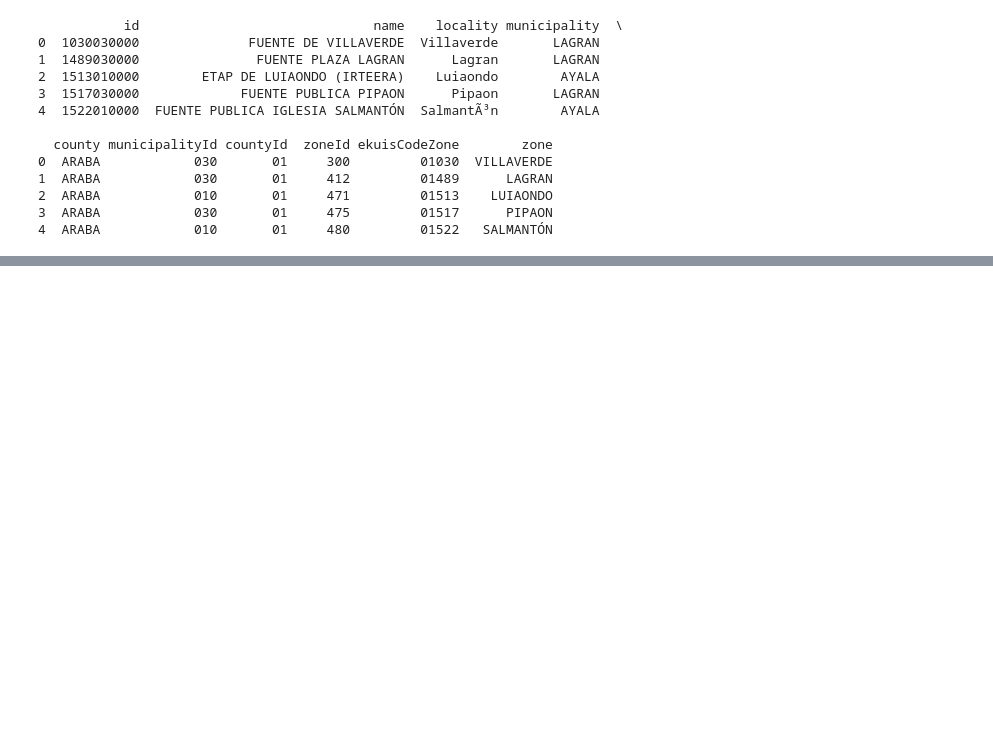
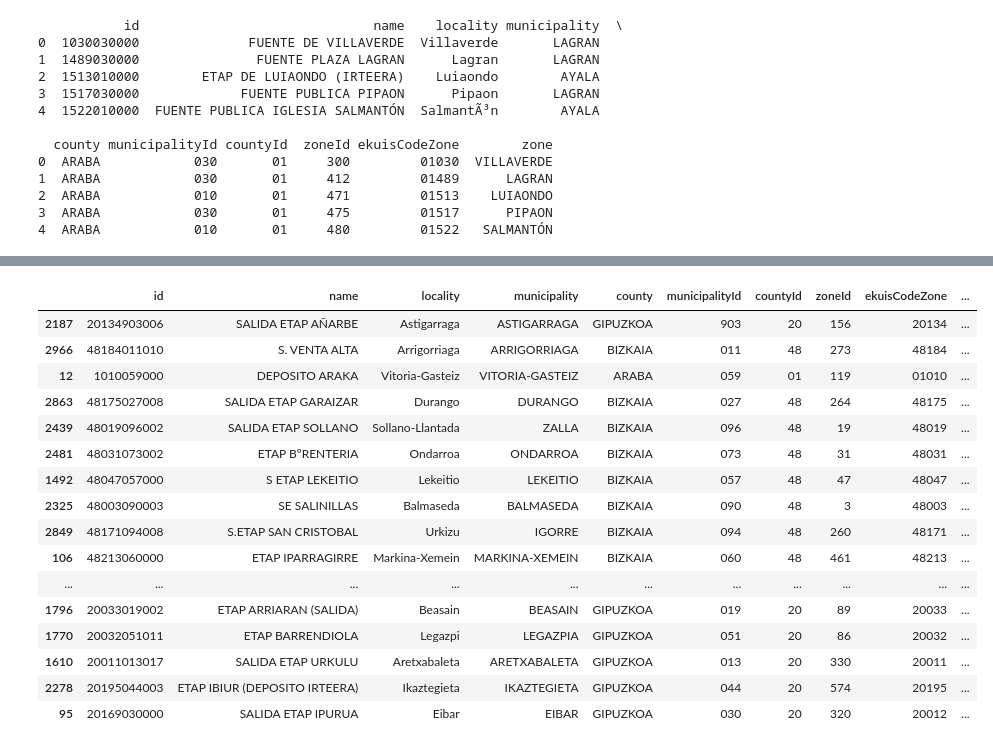
Before and after one commit to jechavarren/Hackaton-IBM-CleanWaterChallenge, a Jupyter notebook: sampling_points.ipynb, the cells around one changed output, grey strips where cells are left out. Drawn from its saved outputs; the diff is of its cells as text; code cells hidden in the pictures; blank space fills up the shorter version.

```diff
--- a/sampling_points.ipynb
+++ b/sampling_points.ipynb
@@ -298,0 +136,20 @@ pip
+# %%
+df.sort_values('num_measurements', ascending=False).head(25)
+# %% [output]
+|  | id | name | locality | municipality | county | municipalityId | countyId | zoneId | ekuisCodeZone | ... |
+| 2187 | 20134903006 | SALIDA ETAP AÑARBE | Astigarraga | ASTIGARRAGA | GIPUZKOA | 903 | 20 | 156 | 20134 | ... |
+| 2966 | 48184011010 | S. VENTA ALTA | Arrigorriaga | ARRIGORRIAGA | BIZKAIA | 011 | 48 | 273 | 48184 | ... |
+| 12 | 1010059000 | DEPOSITO ARAKA | Vitoria-Gasteiz | VITORIA-GASTEIZ | ARABA | 059 | 01 | 119 | 01010 | ... |
+| 2863 | 48175027008 | SALIDA ETAP GARAIZAR | Durango | DURANGO | BIZKAIA | 027 | 48 | 264 | 48175 | ... |
+| 2439 | 48019096002 | SALIDA ETAP SOLLANO | Sollano-Llantada | ZALLA | BIZKAIA | 096 | 48 | 19 | 48019 | ... |
+| 2481 | 48031073002 | ETAP BºRENTERIA | Ondarroa | ONDARROA | BIZKAIA | 073 | 48 | 31 | 48031 | ... |
+| 1492 | 48047057000 | S ETAP LEKEITIO | Lekeitio | LEKEITIO | BIZKAIA | 057 | 48 | 47 | 48047 | ... |
+| 2325 | 48003090003 | SE SALINILLAS | Balmaseda | BALMASEDA | BIZKAIA | 090 | 48 | 3 | 48003 | ... |
+| 2849 | 48171094008 | S.ETAP SAN CRISTOBAL | Urkizu | IGORRE | BIZKAIA | 094 | 48 | 260 | 48171 | ... |
+| 106 | 48213060000 | ETAP IPARRAGIRRE | Markina-Xemein | MARKINA-XEMEIN | BIZKAIA | 060 | 48 | 461 | 48213 | ... |
+| ... | ... | ... | ... | ... | ... | ... | ... | ... | ... | ... |
+| 1796 | 20033019002 | ETAP ARRIARAN (SALIDA) | Beasain | BEASAIN | GIPUZKOA | 019 | 20 | 89 | 20033 | ... |
+| 1770 | 20032051011 | ETAP BARRENDIOLA | Legazpi | LEGAZPIA | GIPUZKOA | 051 | 20 | 86 | 20032 | ... |
+| 1610 | 20011013017 | SALIDA ETAP URKULU | Aretxabaleta | ARETXABALETA | GIPUZKOA | 013 | 20 | 330 | 20011 | ... |
+| 2278 | 20195044003 | ETAP IBIUR (DEPOSITO IRTEERA) | Ikaztegieta | IKAZTEGIETA | GIPUZKOA | 044 | 20 | 574 | 20195 | ... |
+| 95 | 20169030000 | SALIDA ETAP IPURUA | Eibar | EIBAR | GIPUZKOA | 030 | 20 | 320 | 20012 | ... |
```
Also changed, not shown: parts of 15 cells of this notebook.
